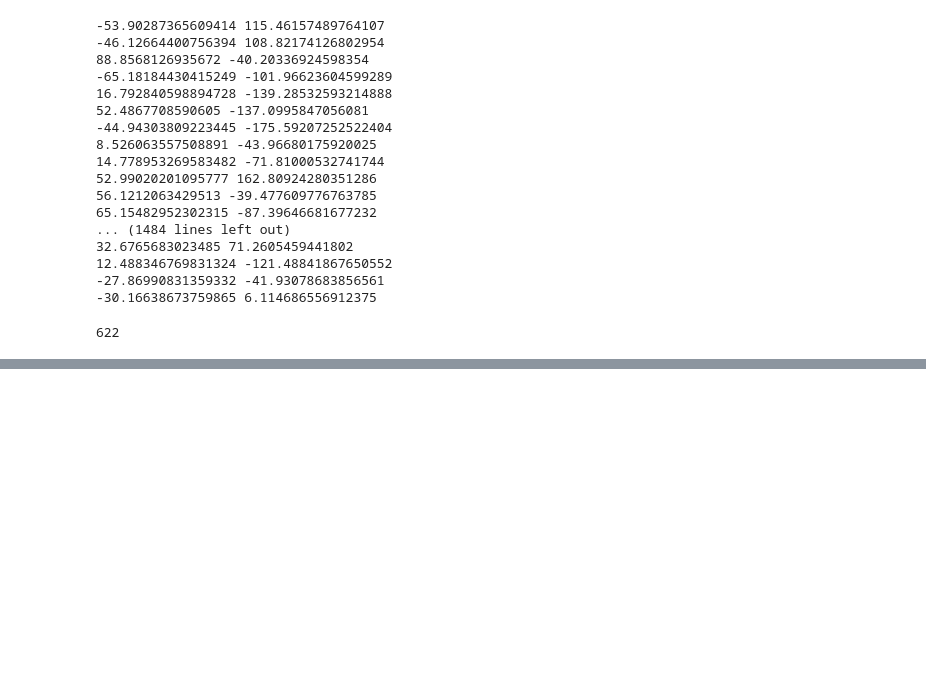
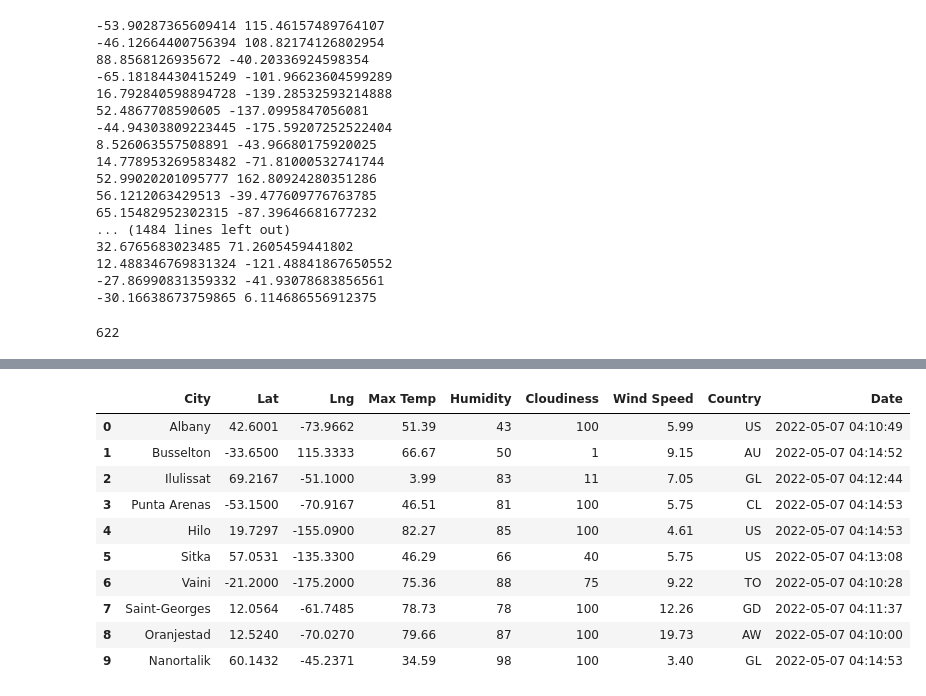
Before and after one commit to itzmita/World_Weather_Analysis, a Jupyter notebook: WeatherPy.ipynb, the cells around one changed output, grey strips where cells are left out. Cells and saved outputs as stored; diff of their text form; code cells hidden in the pictures; blank space fills up the shorter version.

Commit message:
Updated WeatherPy file with API call

```diff
--- a/WeatherPy.ipynb
+++ b/WeatherPy.ipynb
@@ -56,0 +63,3 @@ len(cities)
+# %%
+# Starting URL for Weather Map API call
+url = "http://api.openweathermap.org/data/2.5/weather?units=Imperial&APPID=" + weather_api_key
@@ -56,0 +150,16 @@ len(cities)
+# %%
+# Convert the array of dictionaries to a Pandas DataFrame.
+city_data_df = pd.DataFrame(city_data)
+city_data_df.head(10)
+# %% [output]
+|  | City | Lat | Lng | Max Temp | Humidity | Cloudiness | Wind Speed | Country | Date |
+| 0 | Albany | 42.6001 | -73.9662 | 51.39 | 43 | 100 | 5.99 | US | 2022-05-07 04:10:49 |
+| 1 | Busselton | -33.6500 | 115.3333 | 66.67 | 50 | 1 | 9.15 | AU | 2022-05-07 04:14:52 |
+| 2 | Ilulissat | 69.2167 | -51.1000 | 3.99 | 83 | 11 | 7.05 | GL | 2022-05-07 04:12:44 |
+| 3 | Punta Arenas | -53.1500 | -70.9167 | 46.51 | 81 | 100 | 5.75 | CL | 2022-05-07 04:14:53 |
+| 4 | Hilo | 19.7297 | -155.0900 | 82.27 | 85 | 100 | 4.61 | US | 2022-05-07 04:14:53 |
+| 5 | Sitka | 57.0531 | -135.3300 | 46.29 | 66 | 40 | 5.75 | US | 2022-05-07 04:13:08 |
+| 6 | Vaini | -21.2000 | -175.2000 | 75.36 | 88 | 75 | 9.22 | TO | 2022-05-07 04:10:28 |
+| 7 | Saint-Georges | 12.0564 | -61.7485 | 78.73 | 78 | 100 | 12.26 | GD | 2022-05-07 04:11:37 |
+| 8 | Oranjestad | 12.5240 | -70.0270 | 79.66 | 87 | 100 | 19.73 | AW | 2022-05-07 04:10:00 |
+| 9 | Nanortalik | 60.1432 | -45.2371 | 34.59 | 98 | 100 | 3.40 | GL | 2022-05-07 04:14:53 |
```
Also changed, not shown: parts of 5 cells of this notebook.
